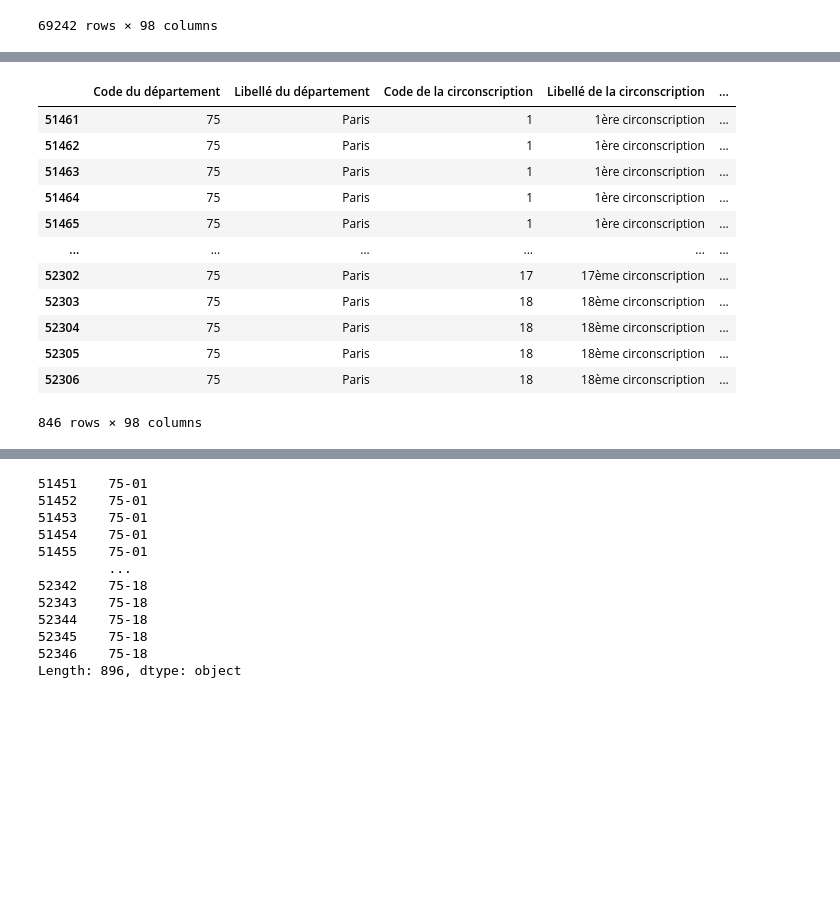
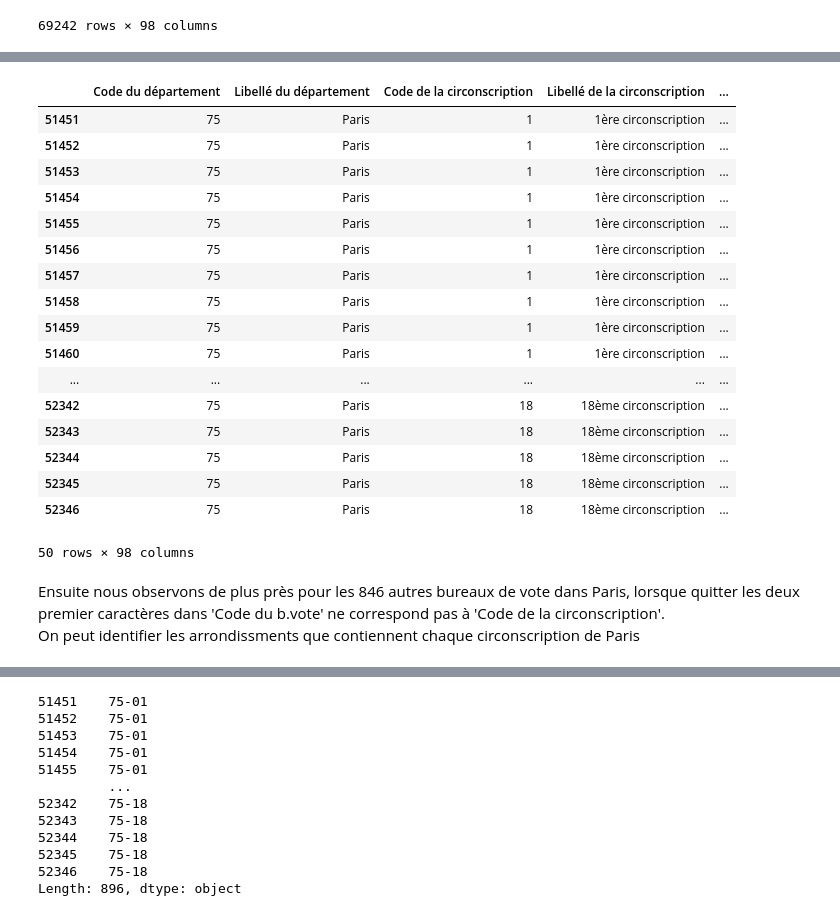
Before and after one commit to Willb22/elections_pres_2017, a Jupyter notebook: src/focus_75.ipynb, the cells around one changed output, grey strips where cells are left out. Saved outputs shown, nothing was run; the diff lists cells and outputs as text; code cells hidden in the pictures; blank space fills up the shorter version.

```diff
--- a/src/focus_75.ipynb
+++ b/src/focus_75.ipynb
@@ -46,16 +59,24 @@ df_paris = df[df['Libellé du département']=='Paris']
 # %%
-df_paris[df_paris['Code de la circonscription'].apply(lambda x : str(x)) != df_paris['Code du b.vote'].apply(lambda x : str(x)).apply(lambda x : x[:-2])] #les premiers caractères du code bureaux de vote correspondent à l'arrondissement et pas forcément la valeur de la cirsconscription
+df_paris[df_paris['Code de la circonscription'].apply(lambda x : str(x)) == df_paris['Code du b.vote'].apply(lambda x : str(x)).apply(lambda x : x[:-2])] #les premiers caractères du code bureaux de vote correspondent à l'arrondissement et pas forcément la valeur de la cirsconscription
 # %% [output]
 |  | Code du département | Libellé du département | Code de la circonscription | Libellé de la circonscription | ... |
-| 51461 | 75 | Paris | 1 | 1ère circonscription | ... |
-| 51462 | 75 | Paris | 1 | 1ère circonscription | ... |
-| 51463 | 75 | Paris | 1 | 1ère circonscription | ... |
-| 51464 | 75 | Paris | 1 | 1ère circonscription | ... |
-| 51465 | 75 | Paris | 1 | 1ère circonscription | ... |
+| 51451 | 75 | Paris | 1 | 1ère circonscription | ... |
+| 51452 | 75 | Paris | 1 | 1ère circonscription | ... |
+| 51453 | 75 | Paris | 1 | 1ère circonscription | ... |
+| 51454 | 75 | Paris | 1 | 1ère circonscription | ... |
+| 51455 | 75 | Paris | 1 | 1ère circonscription | ... |
+| 51456 | 75 | Paris | 1 | 1ère circonscription | ... |
+| 51457 | 75 | Paris | 1 | 1ère circonscription | ... |
+| 51458 | 75 | Paris | 1 | 1ère circonscription | ... |
+| 51459 | 75 | Paris | 1 | 1ère circonscription | ... |
+| 51460 | 75 | Paris | 1 | 1ère circonscription | ... |
 | ... | ... | ... | ... | ... | ... |
-| 52302 | 75 | Paris | 17 | 17ème circonscription | ... |
-| 52303 | 75 | Paris | 18 | 18ème circonscription | ... |
-| 52304 | 75 | Paris | 18 | 18ème circonscription | ... |
-| 52305 | 75 | Paris | 18 | 18ème circonscription | ... |
-| 52306 | 75 | Paris | 18 | 18ème circonscription | ... |
+| 52342 | 75 | Paris | 18 | 18ème circonscription | ... |
+| 52343 | 75 | Paris | 18 | 18ème circonscription | ... |
+| 52344 | 75 | Paris | 18 | 18ème circonscription | ... |
+| 52345 | 75 | Paris | 18 | 18ème circonscription | ... |
+| 52346 | 75 | Paris | 18 | 18ème circonscription | ... |
-846 rows × 98 columns
+50 rows × 98 columns
+# %% [markdown]
+Ensuite nous observons de plus près pour les 846 autres bureaux de vote dans Paris, lorsque quitter les deux premier caractères dans 'Code du b.vote' ne correspond pas à 'Code de la circonscription'.
+On peut identifier les arrondissments que contiennent chaque circonscription de Paris
```
Also changed, not shown: parts of 19 cells of this notebook.
